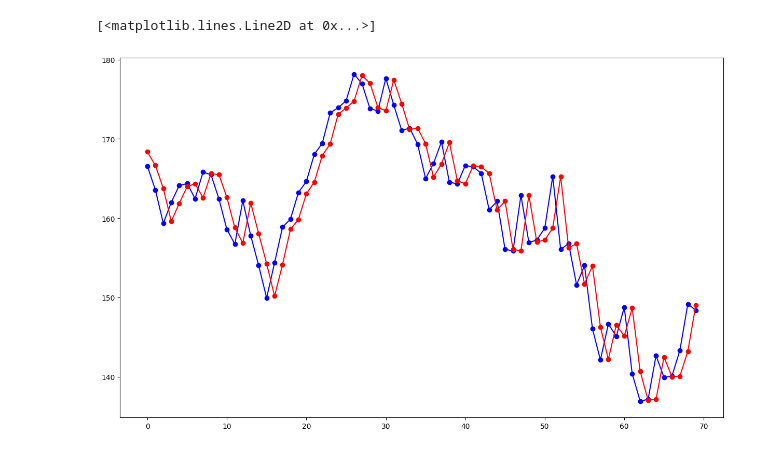
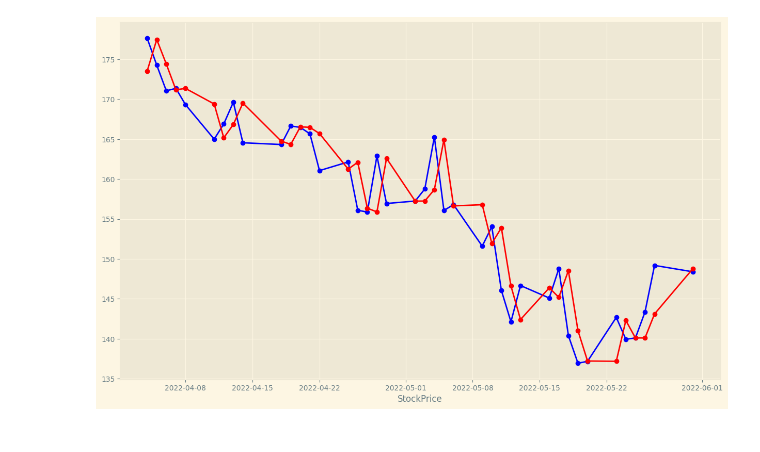
Before and after one commit to X99S5/Stock_Prediction_Model, a Jupyter notebook: Assignment.ipynb, the cells around one changed output. Cells and saved outputs as stored; diff of their text form; code cells hidden in the pictures.

```diff
--- a/Assignment.ipynb
+++ b/Assignment.ipynb
@@ -126,17 +126,15 @@ SARIMAX Results
 Warnings:
 [1] Covariance matrix calculated using the outer product of gradients (complex-step).
 # %%
-predictions = []
-trainData = np.array(tickerDfResample['Close'][700:1230])
-testData = np.array(tickerDfResample['Close'][1230:])
+trainData = tickerDfResample['Close'][0:1260]
+testData = pd.DataFrame(tickerDfResample['Close'][1260:])
+testData['Predictions'] = 0
 for i in range(len(testData)):
     model = ARIMA(trainData,order=(0,1,1))
     modelFit = model.fit()
 
     futureForcast = modelFit.forecast()
-    predictions.append(futureForcast[0])
-    trainData = np.append(trainData,testData[i])
-    trainData = trainData[1:]
 
+    testData['Predictions'][i]=futureForcast
 
-predictions = np.array(predictions)
+    trainData = trainData.append(testData['Close'][i:i+1])
@@ -163,7 +141,13 @@ predictions,testData
-# %%
-plt.figure(figsize=(15,9))
-plt.plot(testData,'-bo')
-plt.plot(predictions,'-ro')
-# %% [output]
-[<matplotlib.lines.Line2D at 0x...>]
-[figure, removed]
+# %%
+plt.style.use('Solarize_Light2')
+plt.figure(figsize=(15,9))
+
+
+plt.plot(testData['Close'],'-bo')
+plt.plot(testData['Predictions'],'-ro')
+
+plt.xlabel("Date")
+plt.xlabel("StockPrice")
+plt.show()
+# %% [output]
+[figure, added]
```
Also changed, not shown: parts of 7 cells of this notebook.
